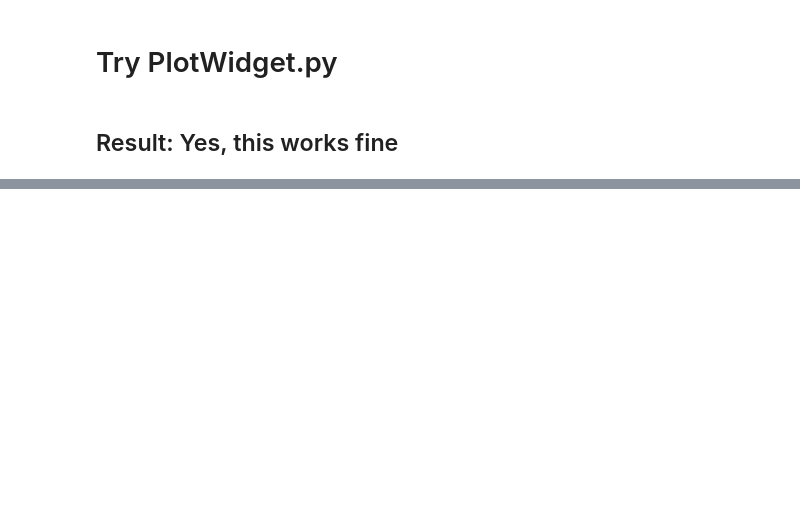
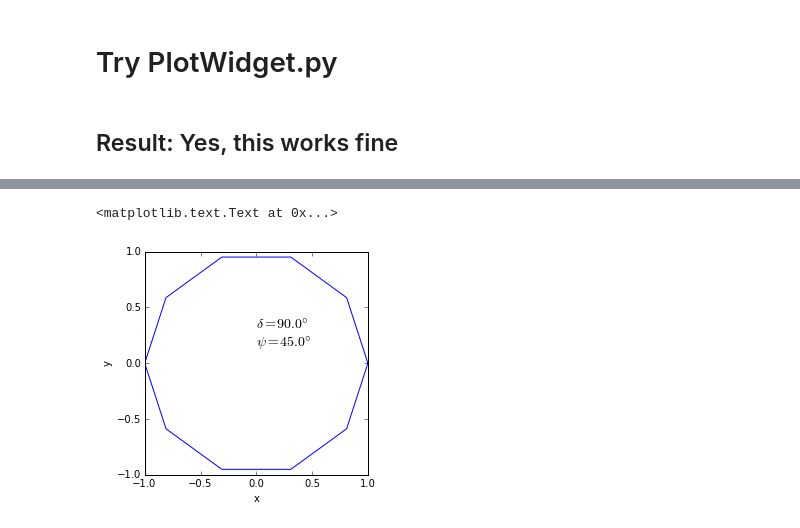
Before and after one commit to eelcodijkstra/teststuff, a Jupyter notebook: AnimateGraph/150220_try_pyqtgraph.ipynb, the cells around one changed output, grey strips where cells are left out. Saved outputs shown, nothing was run; the diff lists cells and outputs as text; code cells hidden in the pictures; blank space fills up the shorter version.

```diff
--- a/AnimateGraph/150220_try_pyqtgraph.ipynb
+++ b/AnimateGraph/150220_try_pyqtgraph.ipynb
@@ -147,5 +164,12 @@ and $T = 1/f$.
 def electricfield_in_xyplane(t_norm,delta_rad,psi_rad):
     return (np.cos(2*np.pi*t_norm), np.tan(psi_rad) * np.cos(2*np.pi*t_norm + delta_rad))
 
-print electricfield_in_xyplane(0.0,np.radians(180),np.radians(45))
+for index,t_normalized in enumerate(np.linspace(0,1,11)):
+    temp = electricfield_in_xyplane(t_normalized,np.radians(180),np.radians(45))
+    print index, temp, temp[0], temp[1]
+
+npts_in_ellipse = 11
+t_normalized = np.linspace(0,1,npts_in_ellipse)
+temp2 = electricfield_in_xyplane(t_normalized,np.radians(90),np.radians(45))
+print temp2, '\n', temp2[0], '\n', temp2[1]
 # %% [output]
@@ -152,0 +193,13 @@ print electricfield_in_xyplane(0.0,np.radians(180),np.radians(45))
+# %%
+fig = plt.figure()
+ax = plt.axes()#xlim=(-1.1, 1.1), ylim=(-1.1,1.1))
+ax.plot(temp2[0],temp2[1])
+ax.set_aspect('equal')
+ax.set_xlabel('x')
+ax.set_ylabel('y')
+labelstring = '$\delta = %.1f\degree$\n' % 90
+labelstring += '$\psi = %.1f\degree$\n' % 45
+ax.text(0, 0, labelstring, fontsize = '14')
+# %% [output]
+<matplotlib.text.Text at 0x...>
+[figure, added]
```
Also changed, not shown: parts of 11 cells of this notebook.
